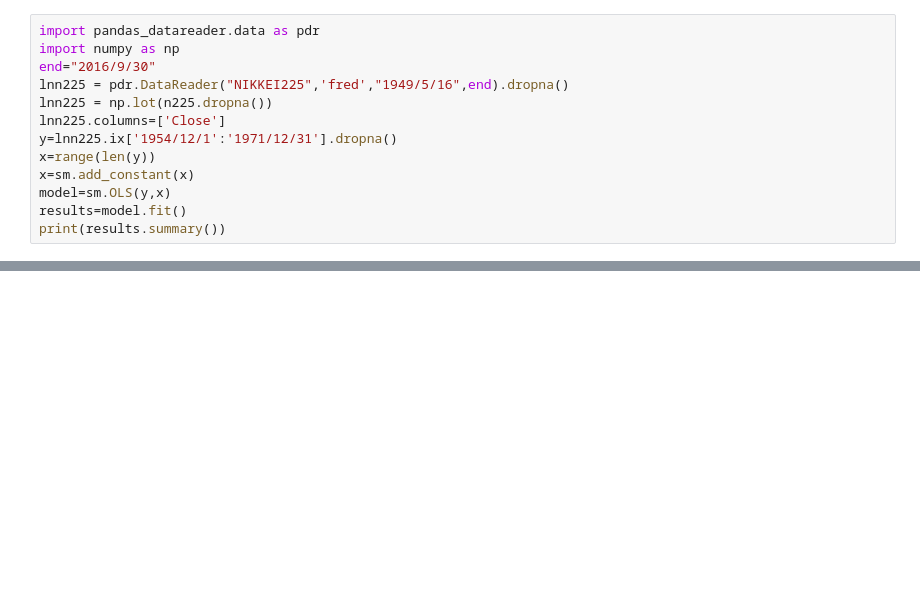
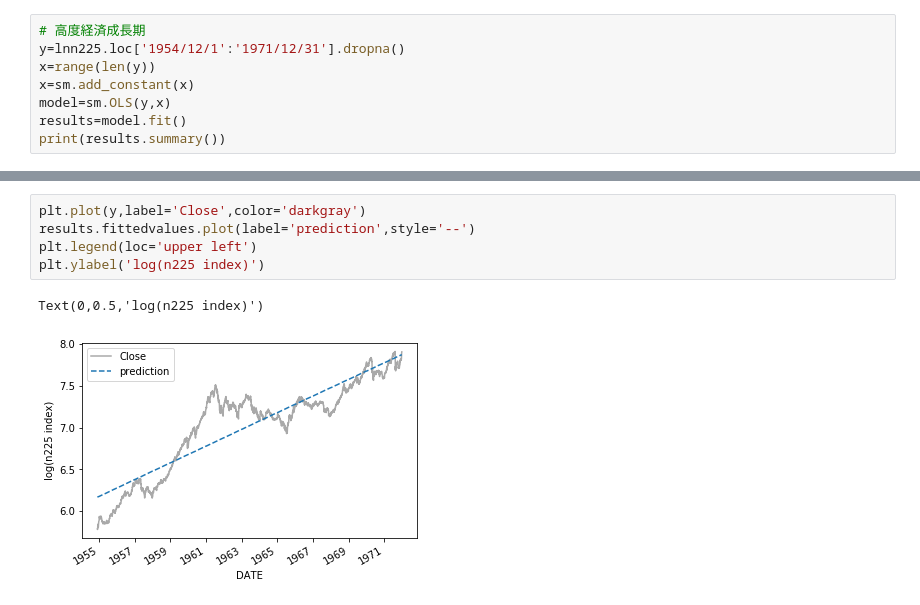
Before and after one commit to s-y-00/panplling_python3_sys_trading, a Jupyter notebook: chapter6.ipynb, the cells around one changed output, grey strips where cells are left out. Cells and saved outputs as stored; diff of their text form; blank space fills up the shorter version.

```diff
--- a/chapter6.ipynb
+++ b/chapter6.ipynb
@@ -56,11 +93,6 @@ SyntaxError: invalid syntax (<ipython-input-18-cde5814c21c3>, line 1)
 # %%
-import pandas_datareader.data as pdr
-import numpy as np
-end="2016/9/30"
-lnn225 = pdr.DataReader("NIKKEI225",'fred',"1949/5/16",end).dropna()
-lnn225 = np.lot(n225.dropna())
-lnn225.columns=['Close']
-y=lnn225.ix['1954/12/1':'1971/12/31'].dropna()
+# 高度経済成長期
+y=lnn225.loc['1954/12/1':'1971/12/31'].dropna()
 x=range(len(y))
 x=sm.add_constant(x)
 model=sm.OLS(y,x)
@@ -70,0 +119,8 @@ AttributeError: module 'pandas_datareader' has no attribute 'DataReader'
+# %%
+plt.plot(y,label='Close',color='darkgray')
+results.fittedvalues.plot(label='prediction',style='--')
+plt.legend(loc='upper left')
+plt.ylabel('log(n225 index)')
+# %% [output]
+Text(0,0.5,'log(n225 index)')
+[figure, added]
```
Also changed, not shown: parts of 19 cells of this notebook.
